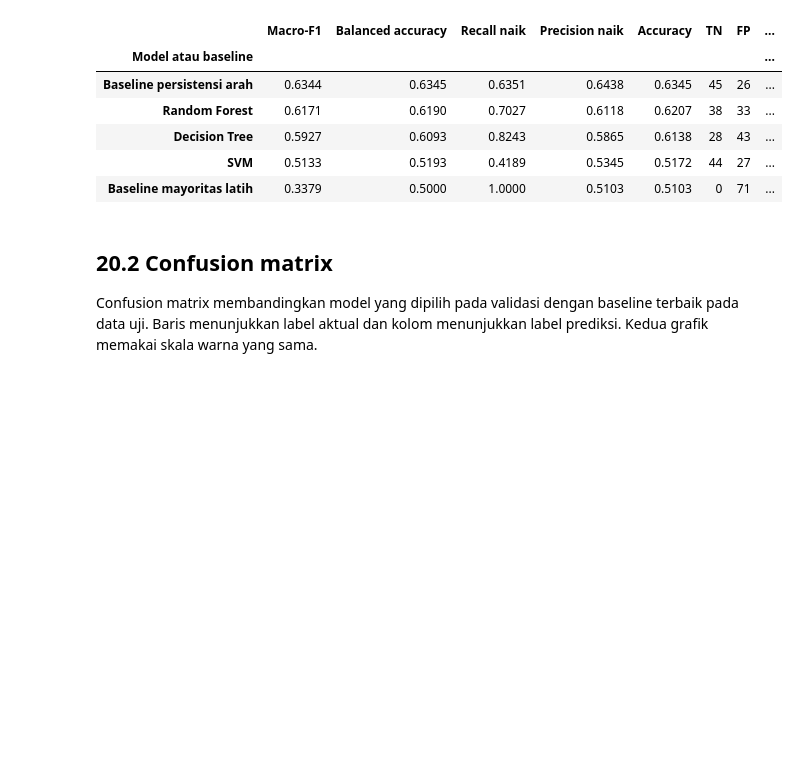
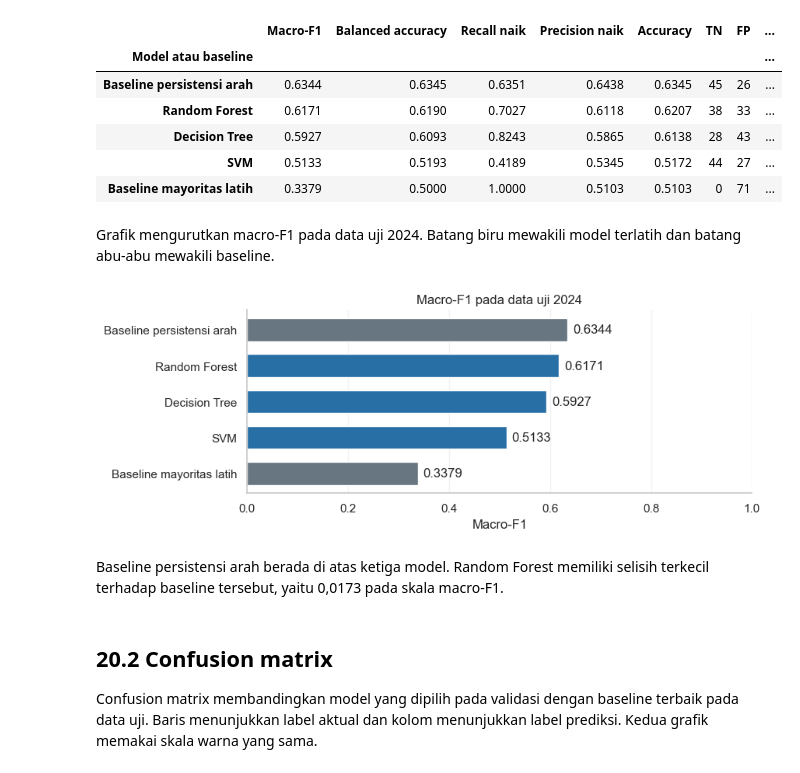
Before and after one commit to firrazmrd/17_IF-B_Sop-Pak-Min-Klaten, a Jupyter notebook: Projek.ipynb, the cells around one changed output. Cells and saved outputs as stored; diff of their text form; code cells hidden in the pictures; blank space fills up the shorter version.

Commit message:
feat(ipynb): add Progress 4 evaluation charts

```diff
--- a/Projek.ipynb
+++ b/Projek.ipynb
@@ -1755,6 +1755,32 @@ Baseline terbaik pada uji: Baseline persistensi arah
 | Decision Tree | 0.5927 | 0.6093 | 0.8243 | 0.5865 | 0.6138 | 28 | 43 | ... |
 | SVM | 0.5133 | 0.5193 | 0.4189 | 0.5345 | 0.5172 | 44 | 27 | ... |
 | Baseline mayoritas latih | 0.3379 | 0.5000 | 1.0000 | 0.5103 | 0.5103 | 0 | 71 | ... |
+# %% [markdown]
+Grafik mengurutkan macro-F1 pada data uji 2024. Batang biru mewakili model terlatih dan batang abu-abu mewakili baseline.
+# %%
+model_color = '#286FA6'
+baseline_color = '#687681'
+test_color = '#AF611F'
+test_scores_plot = test_results['Macro-F1'].sort_values()
+bar_colors = [
+    model_color if name in model_names else baseline_color
+    for name in test_scores_plot.index
+]
+
+fig, ax = plt.subplots(figsize=(8.8, 3.4))
+bars = ax.barh(test_scores_plot.index, test_scores_plot, color=bar_colors, height=0.64)
+ax.bar_label(bars, fmt='%.4f', padding=5)
+ax.set(xlim=(0, 1), xlabel='Macro-F1', title='Macro-F1 pada data uji 2024')
+ax.set_axisbelow(True)
+ax.grid(False, axis='y')
+ax.grid(axis='x', alpha=0.25)
+sns.despine(ax=ax)
+plt.tight_layout()
+plt.show()
+# %% [output]
+[figure, added]
+# %% [markdown]
+Baseline persistensi arah berada di atas ketiga model. Random Forest memiliki selisih terkecil terhadap baseline tersebut, yaitu 0,0173 pada skala macro-F1.
 # %% [markdown]
 ## 20.2 Confusion matrix
 
```
Also changed, not shown: parts of 7 cells of this notebook.
